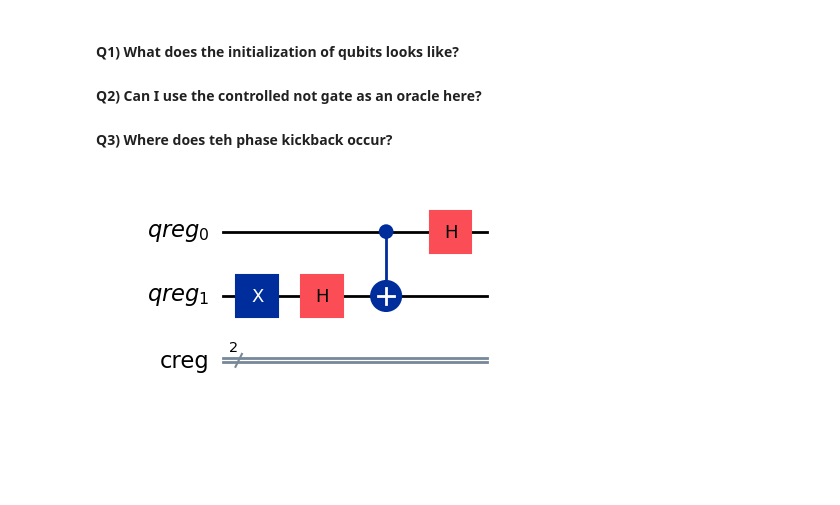
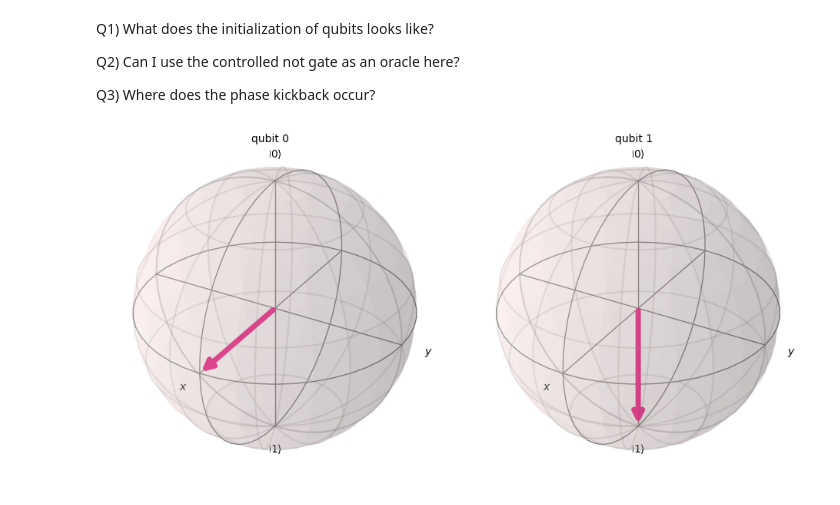
Before and after one commit to Amir-Fasil/Learning-Qiskit, a Jupyter notebook: phase_kickback.ipynb, the cells around one changed output. Cells and saved outputs as stored; diff of their text form; code cells hidden in the pictures; blank space fills up the shorter version.

Commit message:
I am experimenting with phase kickback and I am showing the symmetry of controlled Z gate and basic phase kick back of controlled X gate

```diff
--- a/phase_kickback.ipynb
+++ b/phase_kickback.ipynb
@@ -7,19 +1,23 @@ import matplotlib.pyplot as plt
 # %%
-def phase_kickback():
+from qiskit.circuit.library import HGate, XGate, CXGate
+from qiskit.circuit import QuantumCircuit, QuantumRegister
+from qiskit.quantum_info import Statevector
+from qiskit.visualization import plot_bloch_multivector
 
-        """The below circuit is implemented to showcase teh concept of pashekickback by using the deutch algorithm.
-        In this circuit, we will see how the phase of the qubit is changed based on the function implemented by the oracle.
-        """
+"""The below circuit is implemented to showcase teh concept of pashekickback by using the deutch algorithm.
+In this circuit, we will see how the phase of the qubit is changed based on the function implemented by the oracle.
+"""
 
-        # Defining a register
-        quantum_reg = QuantumRegister(2, 'qreg')
-        classical_reg = ClassicalRegister(2, 'creg')
+# Defining a register
+quantum_reg = QuantumRegister(2, 'q')
 
-        # Creating a Qunatum Circuit
-        circuit = QuantumCircuit(quantum_reg, classical_reg)
-        circuit.x(quantum_reg[1])
-        circuit.h(quantum_reg[1])
-        circuit.cx(quantum_reg[0], quantum_reg[1])
-        circuit.h(quantum_reg[0])
-
-        return circuit
+# Creating a Qunatum Circuit
+circuit = QuantumCircuit(quantum_reg)
+circuit.append(HGate(), [0])
+circuit.append(XGate(), [1])
+state_a = Statevector.from_instruction(circuit)
+circuit.append(HGate(), [1])
+state_b = Statevector.from_instruction(circuit)
+circuit.append(CXGate(), [0,1])
+state_c = Statevector.from_instruction(circuit)
+circuit.draw("mpl")
@@ -26,9 +26,10 @@ def phase_kickback():
 # %% [markdown]
-#### Q1) What does the initialization of qubits looks like?
-#### Q2) Can I use the controlled not gate as an oracle here?
-#### Q3) Where does teh phase kickback occur?
+Q1) What does the initialization of qubits looks like?
+
+Q2) Can I use the controlled not gate as an oracle here?
+
+Q3) Where does the phase kickback occur?
 # %%
-circuit = phase_kickback()
-circuit.draw('mpl')
+plot_bloch_multivector(state_a)
 # %% [output]
-[figure, old version]
+[figure, new version]
```
Also changed, not shown: parts of 8 cells of this notebook.
